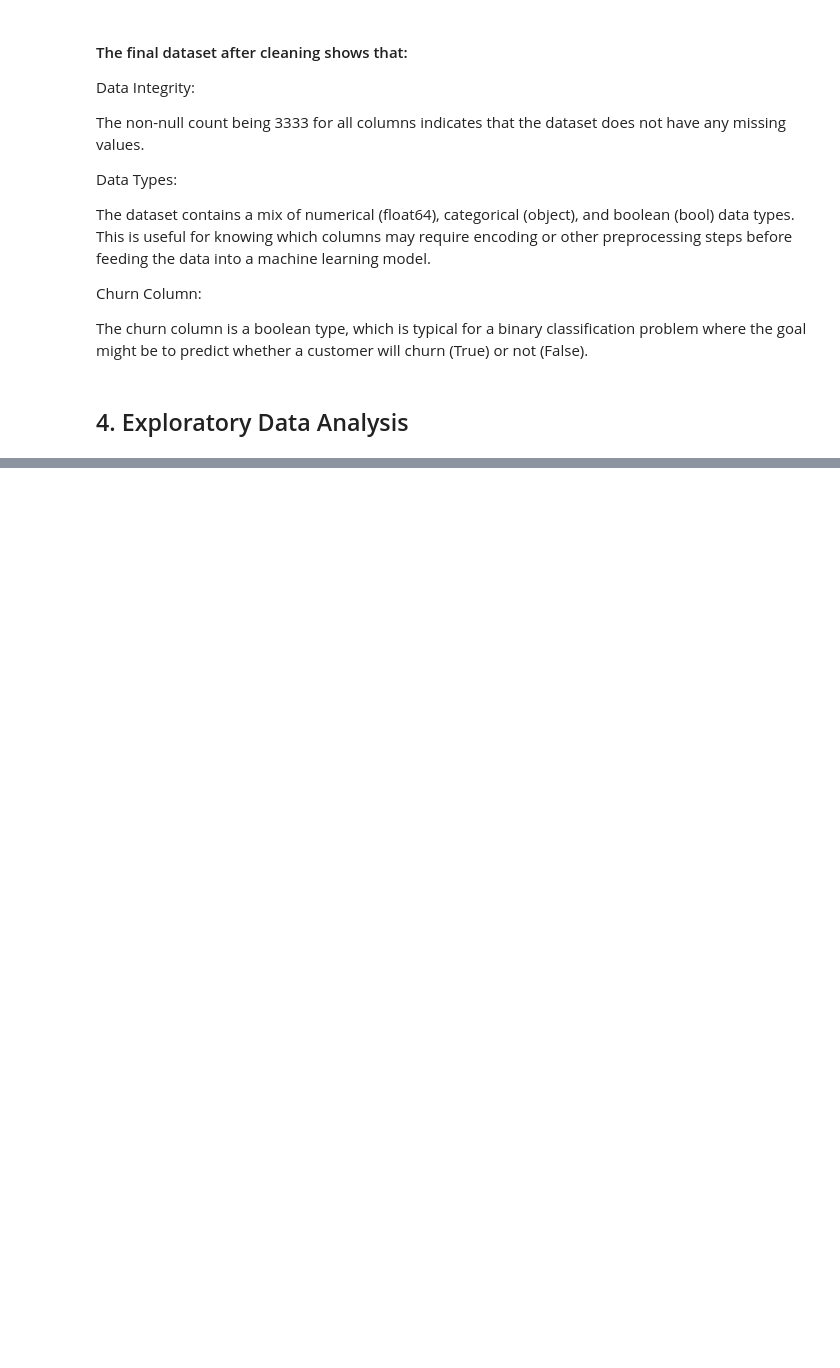
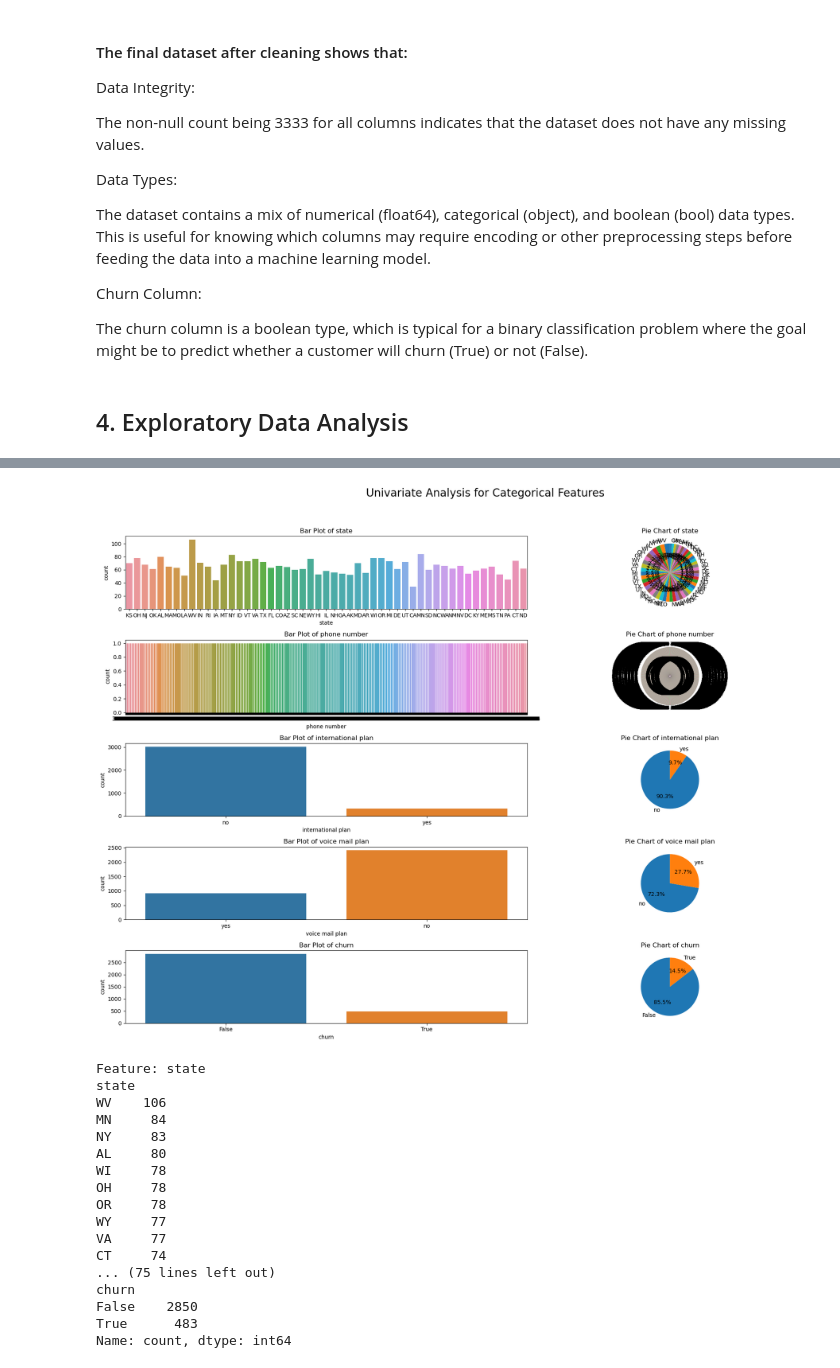
Before and after one commit to celinechege/churn_analysis, a Jupyter notebook: data_analysis/churn_data.ipynb, the cells around one changed output, grey strips where cells are left out. Saved outputs shown, nothing was run; the diff lists cells and outputs as text; code cells hidden in the pictures; blank space fills up the shorter version.

```diff
--- a/data_analysis/churn_data.ipynb
+++ b/data_analysis/churn_data.ipynb
@@ -397,0 +484,46 @@ The churn column is a boolean type, which is typical for a binary classification
+# %%
+
+
+# Univariate Analysis for Categorical Features
+def univariate_categorical(df, categorical_features):
+    plt.figure(figsize=(20, 15))
+    plt.suptitle('Univariate Analysis for Categorical Features', fontsize=20)
+
+    for i, feature in enumerate(categorical_features, 1):
+        plt.subplot(len(categorical_features), 2, 2*i-1)
+        sns.countplot(x=df[feature])
+        plt.title(f"Bar Plot of {feature}")
+
+        plt.subplot(len(categorical_features), 2, 2*i)
+        df[feature].value_counts().plot.pie(autopct="%1.1f%%", startangle=90)
+        plt.title(f"Pie Chart of {feature}")
+        plt.ylabel('')
+
+    plt.tight_layout(rect=[0, 0.03, 1, 0.95])
+    plt.show()
+
+    for feature in categorical_features:
+        print(f"Feature: {feature}")
+        print(df[feature].value_counts())
+        print("\n")
+# %%
+univariate_categorical(df, categorical_features)
+# %% [output]
+[figure, added]
+Feature: state
+state
+WV    106
+MN     84
+NY     83
+AL     80
+WI     78
+OH     78
+OR     78
+WY     77
+VA     77
+CT     74
+... (75 lines left out)
+churn
+False    2850
+True      483
+Name: count, dtype: int64
```
Also changed, not shown: parts of 19 cells of this notebook.
